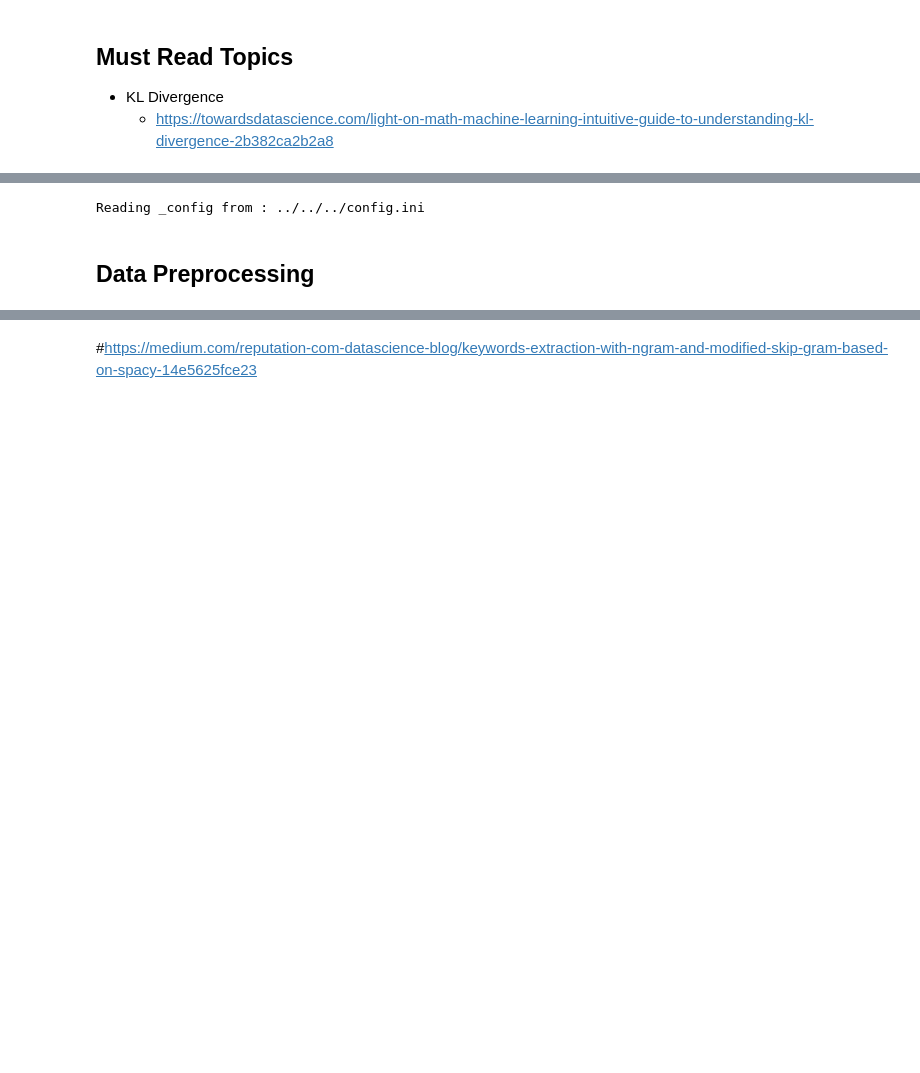
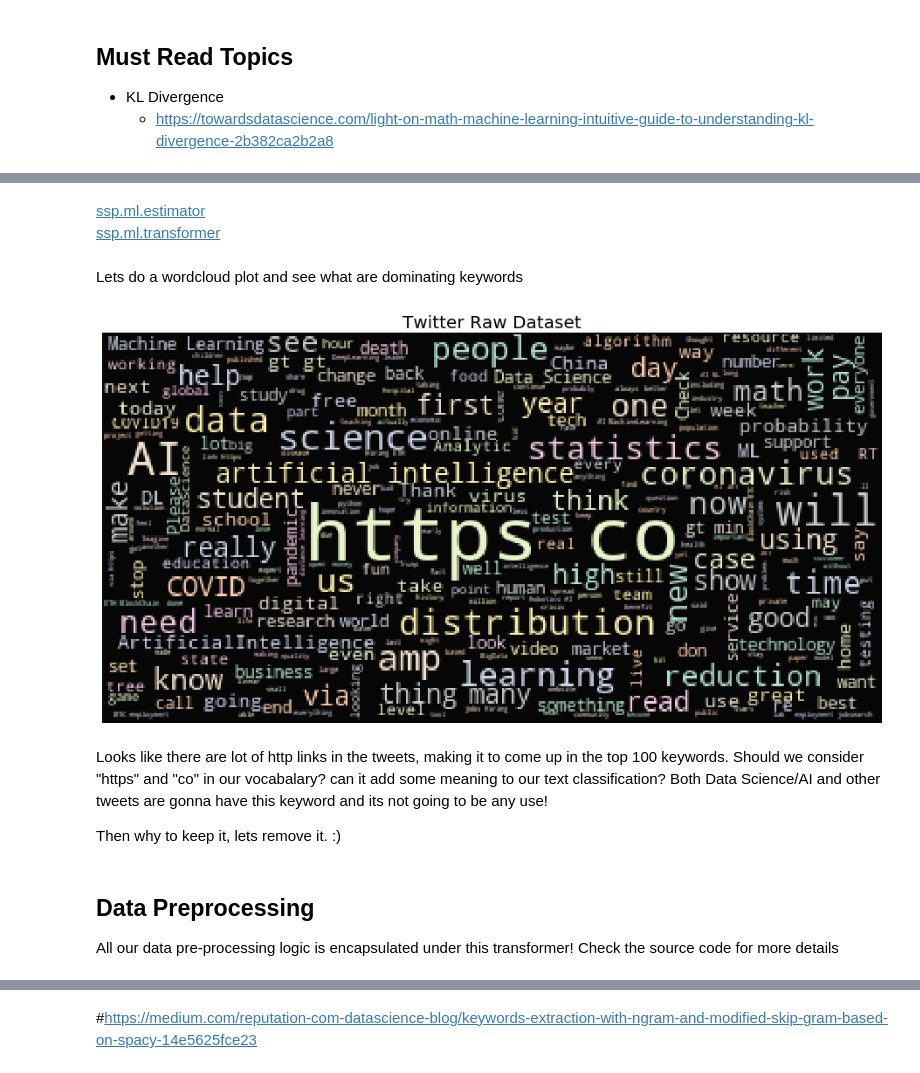
Before and after one commit to gyan42/spark-streaming-playground, a Jupyter notebook: data/dataset/ssp/TextClustering.ipynb, the cells around one changed output, grey strips where cells are left out. Cells and saved outputs as stored; diff of their text form; code cells hidden in the pictures; blank space fills up the shorter version.

```diff
--- a/data/dataset/ssp/TextClustering.ipynb
+++ b/data/dataset/ssp/TextClustering.ipynb
@@ -47,18 +60,23 @@ from ssp.viz.word_cloud import plot_word_cloud
+# %% [markdown]
+[ssp.ml.estimator]("../../../src/ssp/ml/estimator")
+[ssp.ml.transformer]("../../../src/ssp/ml/transformer")
 # %%
 TEXT_COL="text"
 TEXT_PROCESSED_COL = "text_processed"
 TEXT_FEATURE_ENG_COL = "text_features"
 ssp_LF_dataset = pd.read_parquet("original/ssp_LF_dataset.parquet", engine="fastparquet")
-# %%
-text_preprocessor_transformer = TextPreProcessor(input_col=TEXT_COL, output_col=TEXT_PROCESSED_COL)
-text_feature_eng_transformer = TextFeatureEngineering(input_col=TEXT_PROCESSED_COL,
-                                                      output_col=TEXT_FEATURE_ENG_COL,
-                                                      max_features=4096,
-                                                      ngram_range=(1, 2))
-ssp_labeler = SSPTextLabeler(input_col=TEXT_PROCESSED_COL, config_file_path="../../../config.ini")
-# %% [output]
-Reading _config from : ../../../config.ini
+# %% [markdown]
+Lets do a wordcloud plot and see what are dominating keywords
 # %%
-# plot_word_cloud(df=ssp_LF_dataset, text_col=TEXT_COL)
+plot_word_cloud(df=ssp_LF_dataset, text_col=TEXT_COL)
+# %% [output]
+[figure, added]
-# %% [markdown]
-## Data Preprocessing
+# %% [markdown]
+Looks like there are lot of http links in the tweets, making it to come up in the top 100 keywords.
+Should we consider "https" and "co" in our vocabalary? can it add some meaning to our text classification?
+Both Data Science/AI and other tweets are gonna have this keyword and its not going to be any use!
+
+Then why to keep it, lets remove it. :)
+# %% [markdown]
+## Data Preprocessing
+All our data pre-processing logic is encapsulated under this transformer! Check the source code for more details
```
Also changed, not shown: parts of 31 cells of this notebook, 16 other files.
